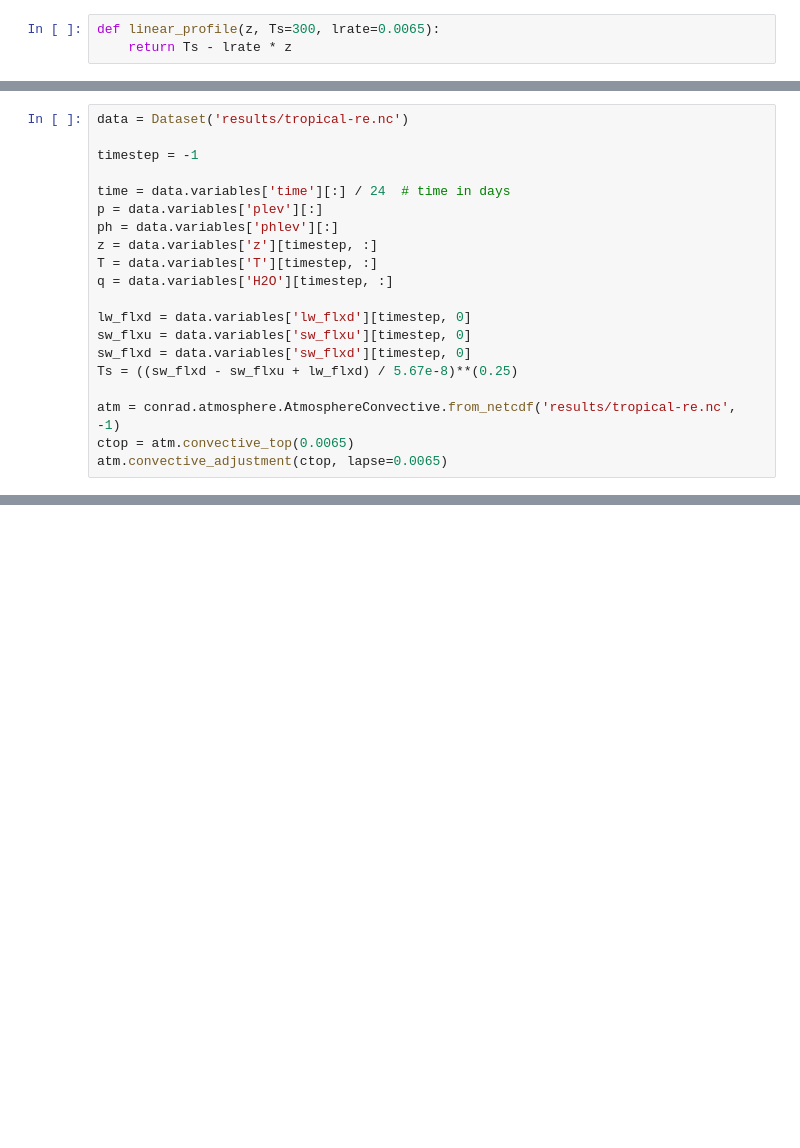
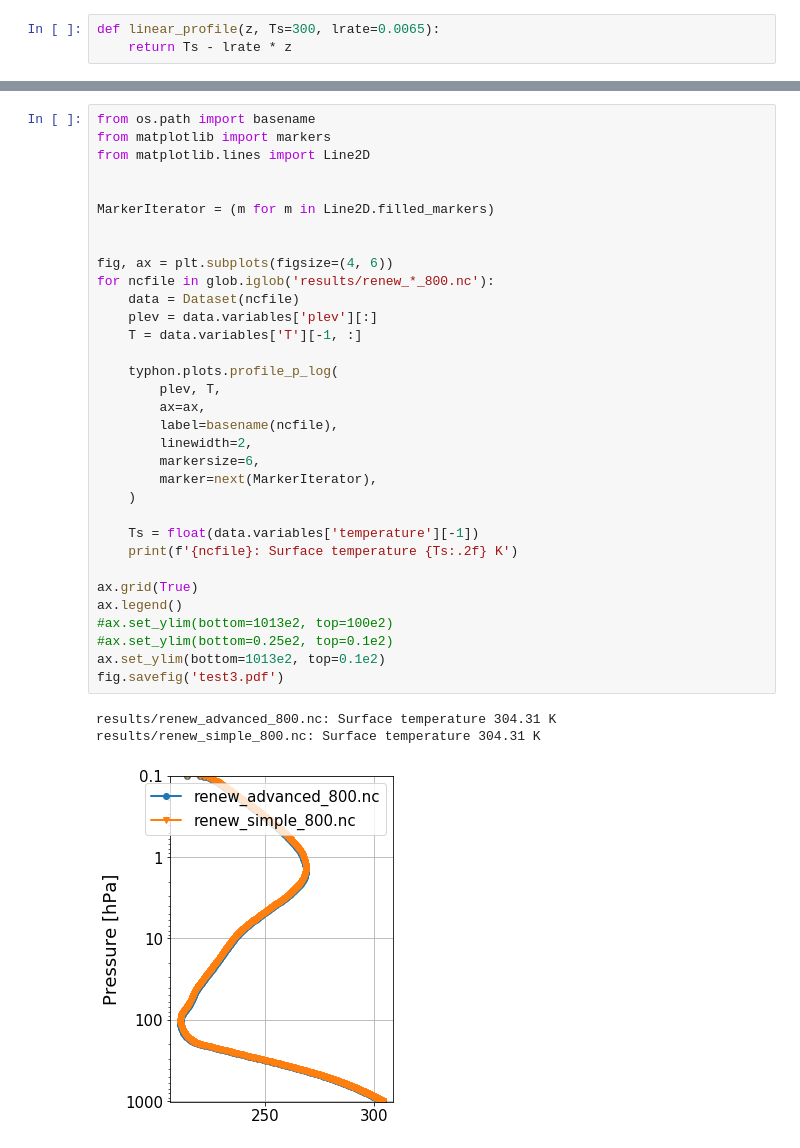
Before and after one commit to atmtools/konrad, a Jupyter notebook: scripts/convective_adjustment.ipynb, the cells around one changed output, grey strips where cells are left out. Saved outputs shown, nothing was run; the diff lists cells and outputs as text; blank space fills up the shorter version.

```diff
--- a/scripts/convective_adjustment.ipynb
+++ b/scripts/convective_adjustment.ipynb
@@ -120,20 +121,0 @@ fig.savefig('plots/surface.pdf')
-# %%
-data = Dataset('results/tropical-re.nc')
-
-timestep = -1
-
-time = data.variables['time'][:] / 24  # time in days
-p = data.variables['plev'][:]
-ph = data.variables['phlev'][:]
-z = data.variables['z'][timestep, :]
-T = data.variables['T'][timestep, :]
-q = data.variables['H2O'][timestep, :]
-
-lw_flxd = data.variables['lw_flxd'][timestep, 0]
-sw_flxu = data.variables['sw_flxu'][timestep, 0]
-sw_flxd = data.variables['sw_flxd'][timestep, 0]
-Ts = ((sw_flxd - sw_flxu + lw_flxd) / 5.67e-8)**(0.25)
-
-atm = conrad.atmosphere.AtmosphereConvective.from_netcdf('results/tropical-re.nc', -1)
-ctop = atm.convective_top(0.0065)
-atm.convective_adjustment(ctop, lapse=0.0065)
@@ -157,0 +180,37 @@ fig.savefig('plots/profile.pdf')
+# %%
+from os.path import basename
+from matplotlib import markers
+from matplotlib.lines import Line2D
+
+
+MarkerIterator = (m for m in Line2D.filled_markers)
+
+
+fig, ax = plt.subplots(figsize=(4, 6))
+for ncfile in glob.iglob('results/renew_*_800.nc'):
+    data = Dataset(ncfile)
+    plev = data.variables['plev'][:]
+    T = data.variables['T'][-1, :]
+
+    typhon.plots.profile_p_log(
+        plev, T,
+        ax=ax,
+        label=basename(ncfile),
+        linewidth=2,
+        markersize=6,
+        marker=next(MarkerIterator),
+    )
+
+    Ts = float(data.variables['temperature'][-1])
+    print(f'{ncfile}: Surface temperature {Ts:.2f} K')
+
+ax.grid(True)
+ax.legend()
+#ax.set_ylim(bottom=1013e2, top=100e2)
+#ax.set_ylim(bottom=0.25e2, top=0.1e2)
+ax.set_ylim(bottom=1013e2, top=0.1e2)
+fig.savefig('test3.pdf')
+# %% [output]
+results/renew_advanced_800.nc: Surface temperature 304.31 K
+results/renew_simple_800.nc: Surface temperature 304.31 K
+[figure, added]
```
Also changed, not shown: parts of 9 cells of this notebook, 7 other files.
